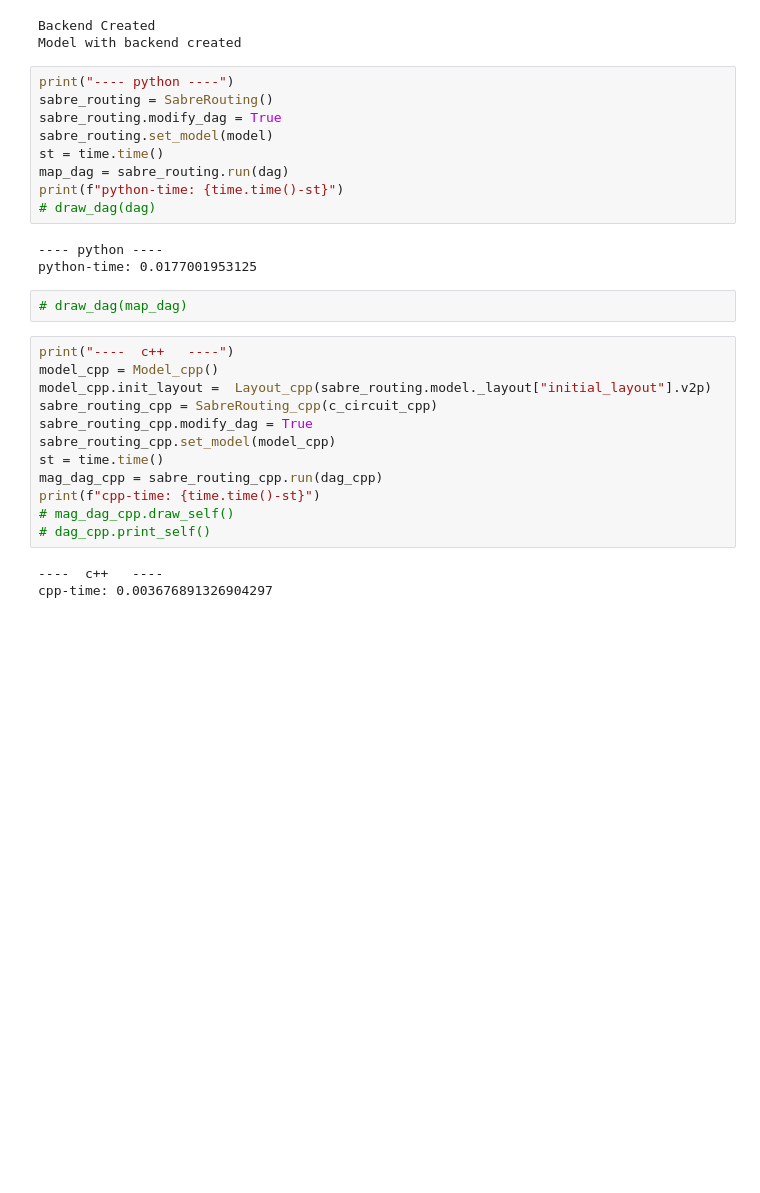
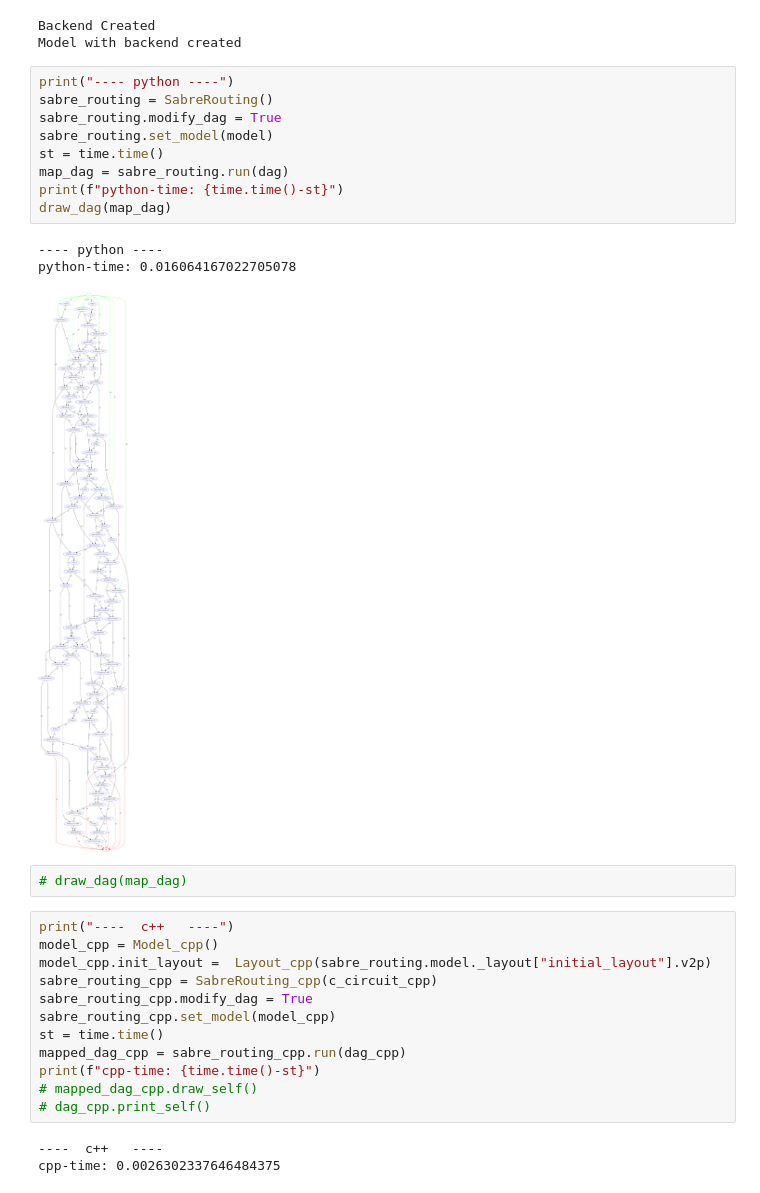
Before and after one commit to LeBlanc9/Sabre, a Jupyter notebook: test.ipynb, the cells around one changed output. Cells and saved outputs as stored; diff of their text form; blank space fills up the shorter version.

```diff
--- a/test.ipynb
+++ b/test.ipynb
@@ -48,15 +48,16 @@ Model with backend created
 # %%
 print("---- python ----")
 sabre_routing = SabreRouting()
 sabre_routing.modify_dag = True
 sabre_routing.set_model(model)
 st = time.time()
 map_dag = sabre_routing.run(dag)
 print(f"python-time: {time.time()-st}")
-# draw_dag(dag)
+draw_dag(map_dag)
 # %% [output]
 ---- python ----
-python-time: 0.0177001953125
+python-time: 0.016064167022705078
+[figure, added]
 # %%
 # draw_dag(map_dag)
 # %%
@@ -67,10 +68,10 @@ sabre_routing_cpp = SabreRouting_cpp(c_circuit_cpp)
 sabre_routing_cpp.modify_dag = True
 sabre_routing_cpp.set_model(model_cpp)
 st = time.time()
-mag_dag_cpp = sabre_routing_cpp.run(dag_cpp)
+mapped_dag_cpp = sabre_routing_cpp.run(dag_cpp)
 print(f"cpp-time: {time.time()-st}")
-# mag_dag_cpp.draw_self()
+# mapped_dag_cpp.draw_self()
 # dag_cpp.print_self()
 # %% [output]
 ----  c++   ----
-cpp-time: 0.003676891326904297
+cpp-time: 0.0026302337646484375
```
Also changed, not shown: parts of 1 cell of this notebook, 8 other files.
